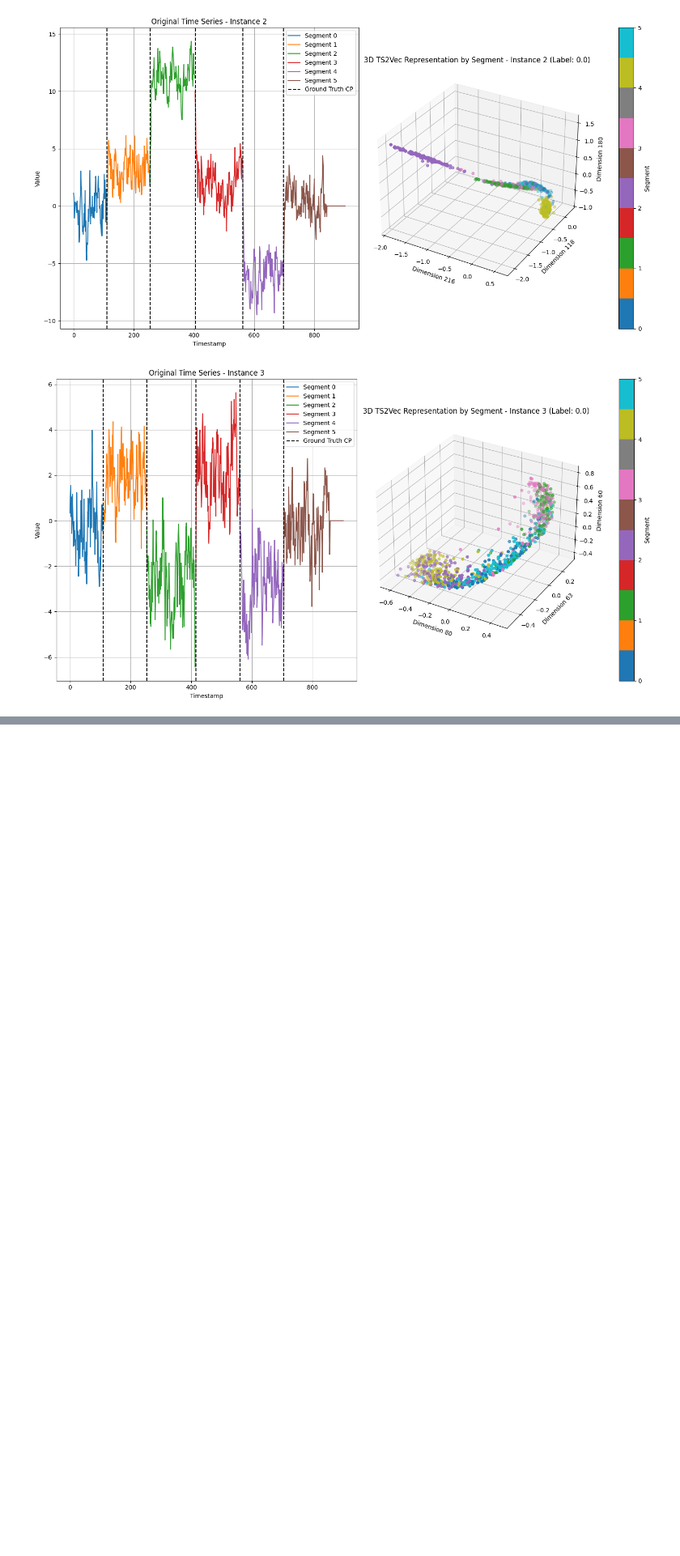
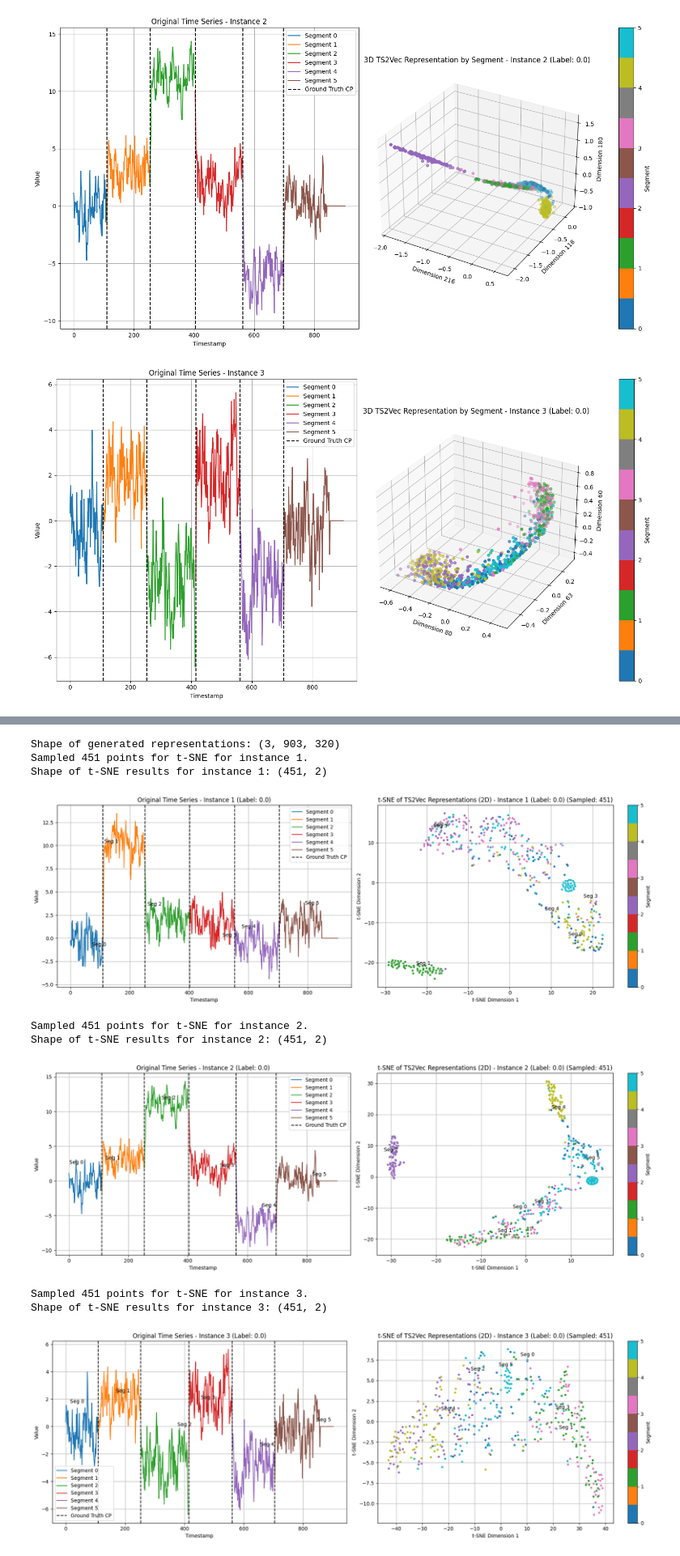
Before and after one commit to Dazzyayan/mlds-research-project, a Jupyter notebook: ts2vec_attempt_3.ipynb, the cells around one changed output, grey strips where cells are left out. Shown at 81% size. Cells and saved outputs as stored; diff of their text form; code cells hidden in the pictures; blank space fills up the shorter version.

Commit message:
visualised using tsne, some sort of clustering happens

```diff
--- a/ts2vec_attempt_3.ipynb
+++ b/ts2vec_attempt_3.ipynb
@@ -1721,0 +1923,25 @@ Instance 3: Shape of 3D representations: (903, 3), Shape of segment labels: (903
+# %%
+# Call the t-SNE plotting function
+plot_ts2vec_tsne_segments(
+    model=trained_model,
+    test_data=test_data_gen,
+    test_labels=test_labels_gen, # Pass labels if needed
+    ground_truth_cps=ground_truth_cps_gen,
+    num_instances=3, # Number of instances to include in the t-SNE
+    tsne_dimensions=2, # Number of dimensions for t-SNE (2 or 3)
+    tsne_sample_fraction=0.5, # Fraction of points to randomly sample for t-SNE (between 0 and 1)
+    add_jitter=True, # If True, add random jitter to the t-SNE results
+    jitter_amount=0.01,
+    use_plotly=False # If True, use Plotly for the t-SNE plot
+)
+# %% [output]
+Shape of generated representations: (3, 903, 320)
+Sampled 451 points for t-SNE for instance 1.
+Shape of t-SNE results for instance 1: (451, 2)
+[figure, added]
+Sampled 451 points for t-SNE for instance 2.
+Shape of t-SNE results for instance 2: (451, 2)
+[figure, added]
+Sampled 451 points for t-SNE for instance 3.
+Shape of t-SNE results for instance 3: (451, 2)
+[figure, added]
```
Also changed, not shown: parts of 30 cells of this notebook.
